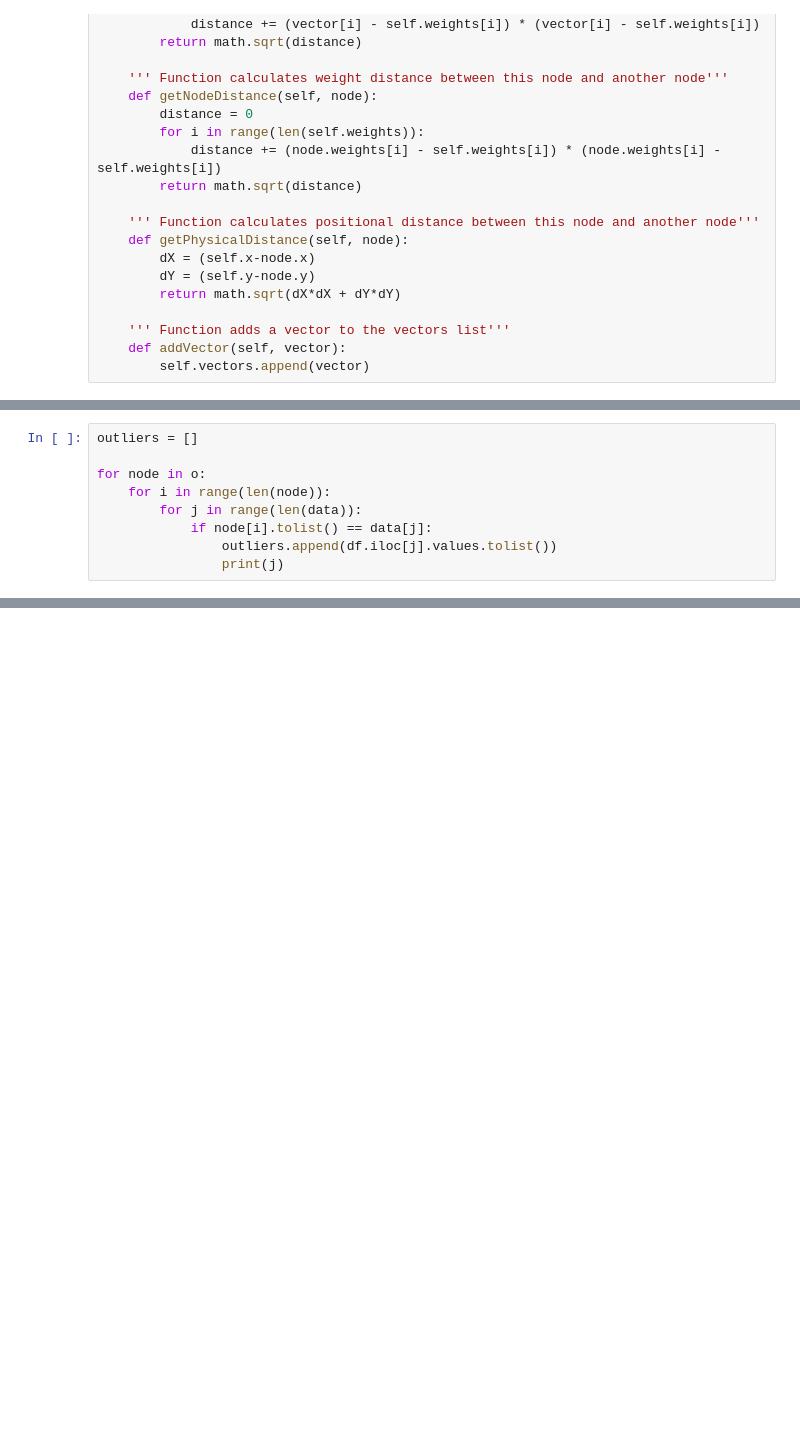
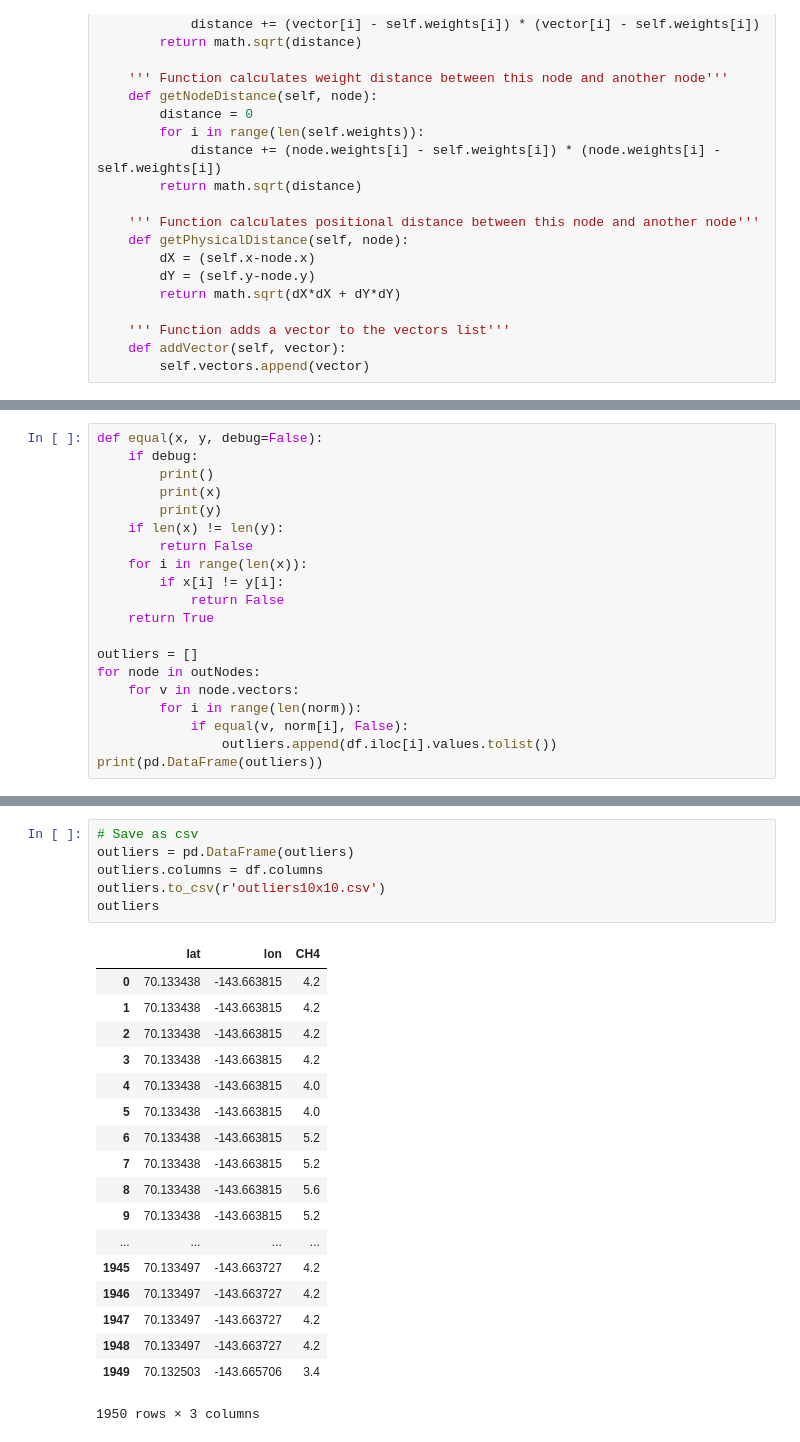
Before and after one commit to nbroadbent/Clustering-Algorithms, a Jupyter notebook: Clustering Algorithms.ipynb, the cells around one changed output, grey strips where cells are left out. Drawn from its saved outputs; the diff is of its cells as text; blank space fills up the shorter version.

```diff
--- a/Clustering Algorithms.ipynb
+++ b/Clustering Algorithms.ipynb
@@ -317,9 +313,0 @@ print(o)
-# %%
-outliers = []
-
-for node in o:
-    for i in range(len(node)):
-        for j in range(len(data)):
-            if node[i].tolist() == data[j]:
-                outliers.append(df.iloc[j].values.tolist())
-                print(j)
@@ -366,0 +314,20 @@ k
+# %%
+def equal(x, y, debug=False):
+    if debug:
+        print()
+        print(x)
+        print(y)
+    if len(x) != len(y):
+        return False
+    for i in range(len(x)):
+        if x[i] != y[i]:
+            return False
+    return True
+
+outliers = []
+for node in outNodes:
+    for v in node.vectors:
+        for i in range(len(norm)):
+            if equal(v, norm[i], False):
+                outliers.append(df.iloc[i].values.tolist())
+print(pd.DataFrame(outliers))
@@ -366,0 +352,25 @@ k
+# %%
+# Save as csv
+outliers = pd.DataFrame(outliers)
+outliers.columns = df.columns
+outliers.to_csv(r'outliers10x10.csv')
+outliers
+# %% [output]
+|  | lat | lon | CH4 |
+| 0 | 70.133438 | -143.663815 | 4.2 |
+| 1 | 70.133438 | -143.663815 | 4.2 |
+| 2 | 70.133438 | -143.663815 | 4.2 |
+| 3 | 70.133438 | -143.663815 | 4.2 |
+| 4 | 70.133438 | -143.663815 | 4.0 |
+| 5 | 70.133438 | -143.663815 | 4.0 |
+| 6 | 70.133438 | -143.663815 | 5.2 |
+| 7 | 70.133438 | -143.663815 | 5.2 |
+| 8 | 70.133438 | -143.663815 | 5.6 |
+| 9 | 70.133438 | -143.663815 | 5.2 |
+| ... | ... | ... | ... |
+| 1945 | 70.133497 | -143.663727 | 4.2 |
+| 1946 | 70.133497 | -143.663727 | 4.2 |
+| 1947 | 70.133497 | -143.663727 | 4.2 |
+| 1948 | 70.133497 | -143.663727 | 4.2 |
+| 1949 | 70.132503 | -143.665706 | 3.4 |
+1950 rows × 3 columns
```
Also changed, not shown: parts of 24 cells of this notebook, 7 other files.
